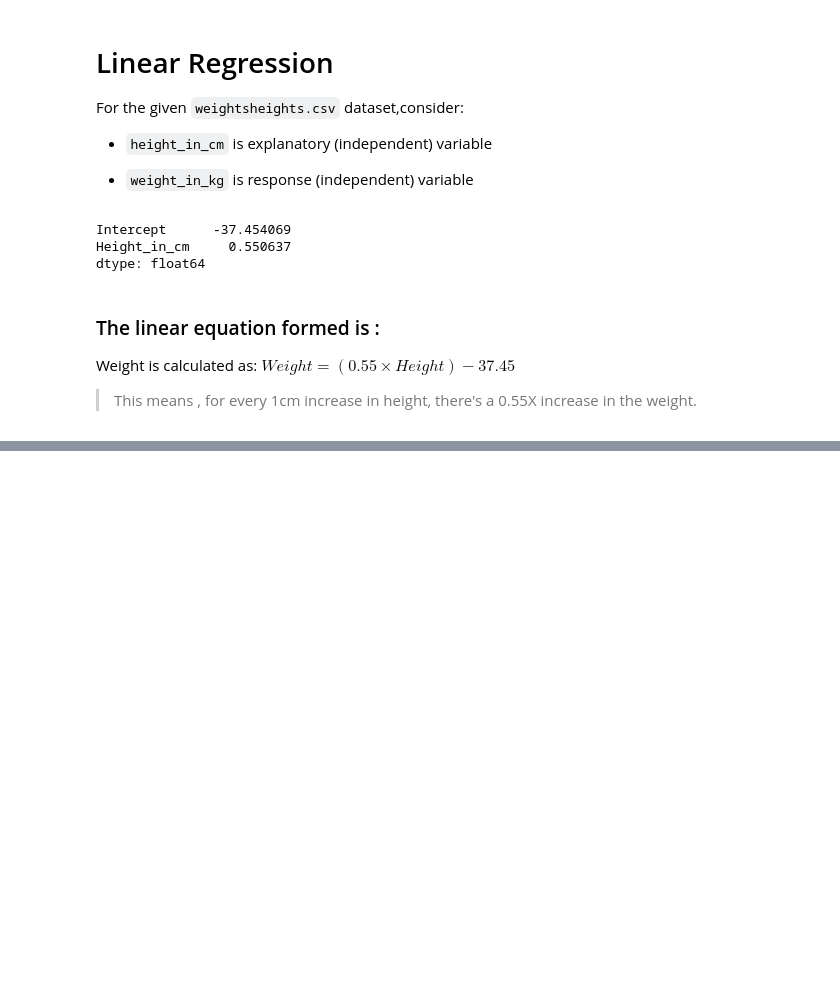
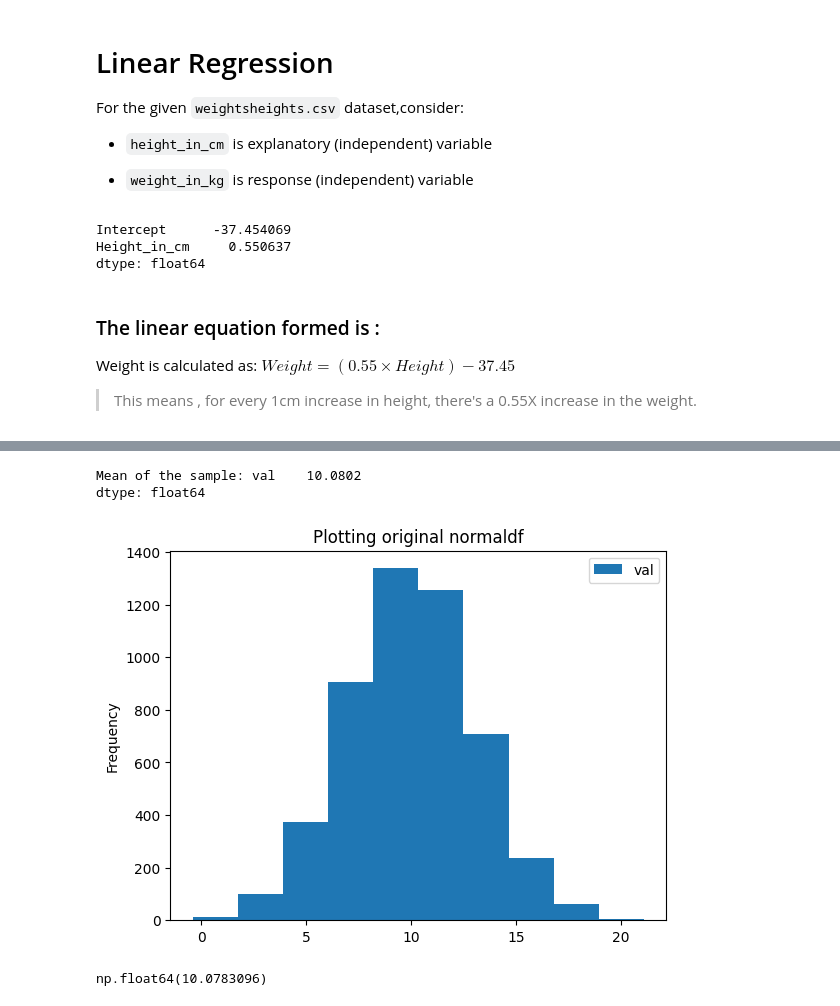
Before and after one commit to abhijeet-bhambere/python-ml-trail, a Jupyter notebook: ml_revision_1.ipynb, the cells around one changed output, grey strips where cells are left out. Cells and saved outputs as stored; diff of their text form; code cells hidden in the pictures; blank space fills up the shorter version.

```diff
--- a/ml_revision_1.ipynb
+++ b/ml_revision_1.ipynb
@@ -176,0 +214,7 @@ Index(['Height_in_cm', 'Weight_in_kg'], dtype='str')
+# %%
+# np.random.seed(2022)
+normaldf = pd.DataFrame({"val":np.round(np.random.normal(10,3.0,size=5000),2)})
+# %%
+# Takinga Sample containing 50 values
+norm_sampledf = normaldf.sample(n=100)
+norm_sampledf
@@ -176,0 +235,10 @@ Index(['Height_in_cm', 'Weight_in_kg'], dtype='str')
+# %%
+norm_sampledf_mean = norm_sampledf.mean()
+print(f"Mean of the sample: {norm_sampledf_mean}")
+normaldf.plot.hist()
+plt.title("Plotting original normaldf")
+plt.show()
+# %% [output]
+Mean of the sample: val    10.0802
+dtype: float64
+[figure, added]
@@ -176,0 +252,5 @@ Index(['Height_in_cm', 'Weight_in_kg'], dtype='str')
+# %%
+# Now taking a mean of means of these samples
+np.mean(mean_of_50samples)
+# %% [output]
+np.float64(10.0783096)
```
Also changed, not shown: parts of 11 cells of this notebook.
